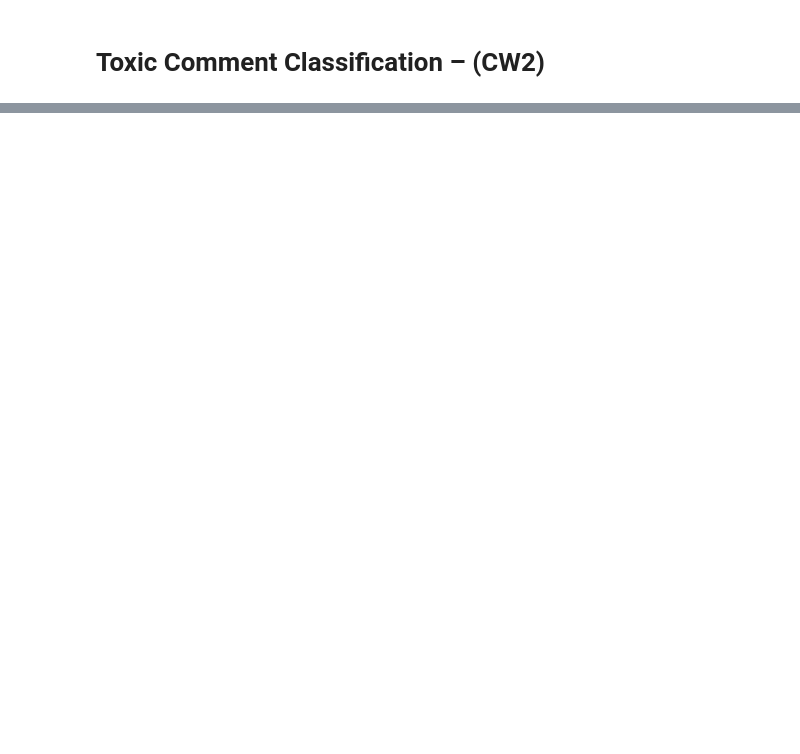
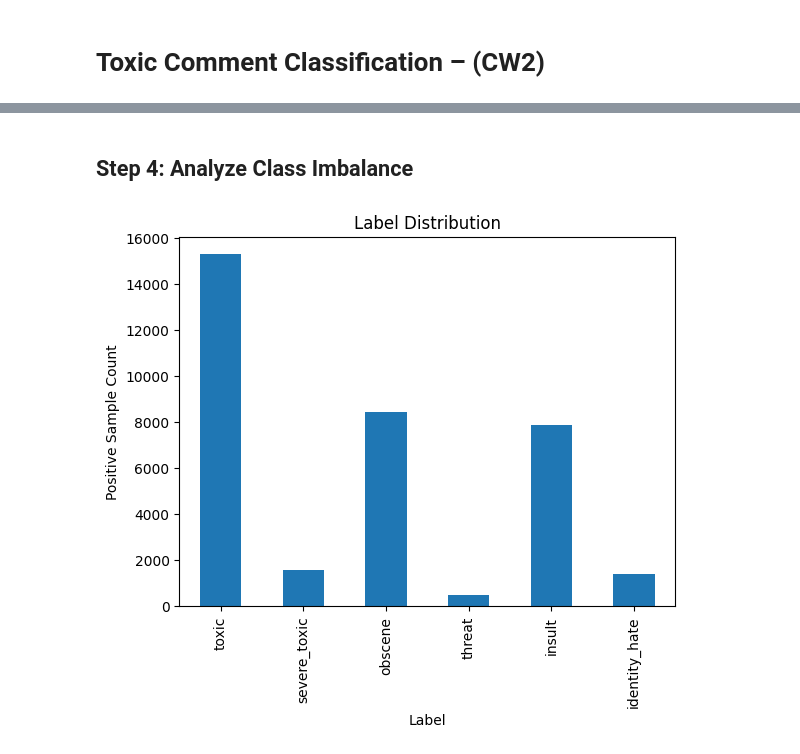
Before and after one commit to sanjelprashid/toxic-comment-classification-AI, a Jupyter notebook: notebooks/toxic_comment_model.ipynb, the cells around one changed output, grey strips where cells are left out. Drawn from its saved outputs; the diff is of its cells as text; code cells hidden in the pictures; blank space fills up the shorter version.

Commit message:
Implement and compare multiple ML models for toxic comment classification

```diff
--- a/notebooks/toxic_comment_model.ipynb
+++ b/notebooks/toxic_comment_model.ipynb
@@ -221,0 +73,22 @@ Thresholds saved
+# %%
+#Define columns
+
+TEXT_COL = "comment_text"
+LABEL_COLS = [
+    "toxic",
+    "severe_toxic",
+    "obscene",
+    "threat",
+    "insult",
+    "identity_hate"
+]
+
+df[TEXT_COL] = df[TEXT_COL].fillna("").astype(str)
+
+for col in LABEL_COLS:
+    df[col] = df[col].fillna(0).astype(int)
+
+X_raw = df[TEXT_COL]
+y = df[LABEL_COLS]
+
+X_raw.head(), y.head()
@@ -221,0 +108,15 @@ Thresholds saved
+# %% [markdown]
+## Step 4: Analyze Class Imbalance
+# %%
+#Label distribution bar chart
+
+label_counts = y.sum()
+
+plt.figure()
+label_counts.plot(kind="bar")
+plt.title("Label Distribution")
+plt.xlabel("Label")
+plt.ylabel("Positive Sample Count")
+plt.show()
+# %% [output]
+[figure, added]
```
Also changed, not shown: parts of 62 cells of this notebook, 6 other files.
